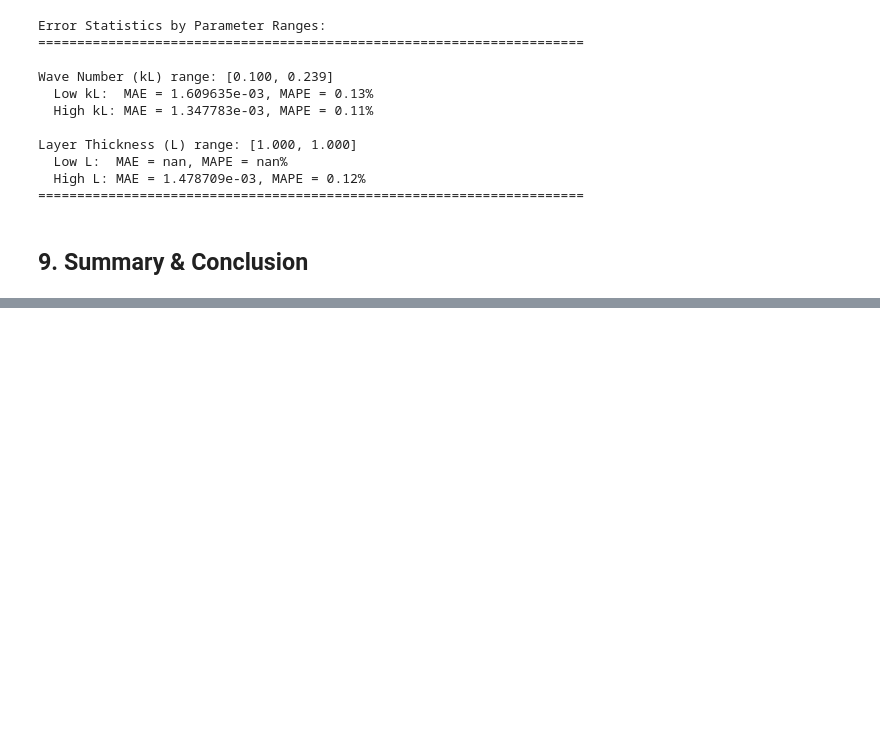
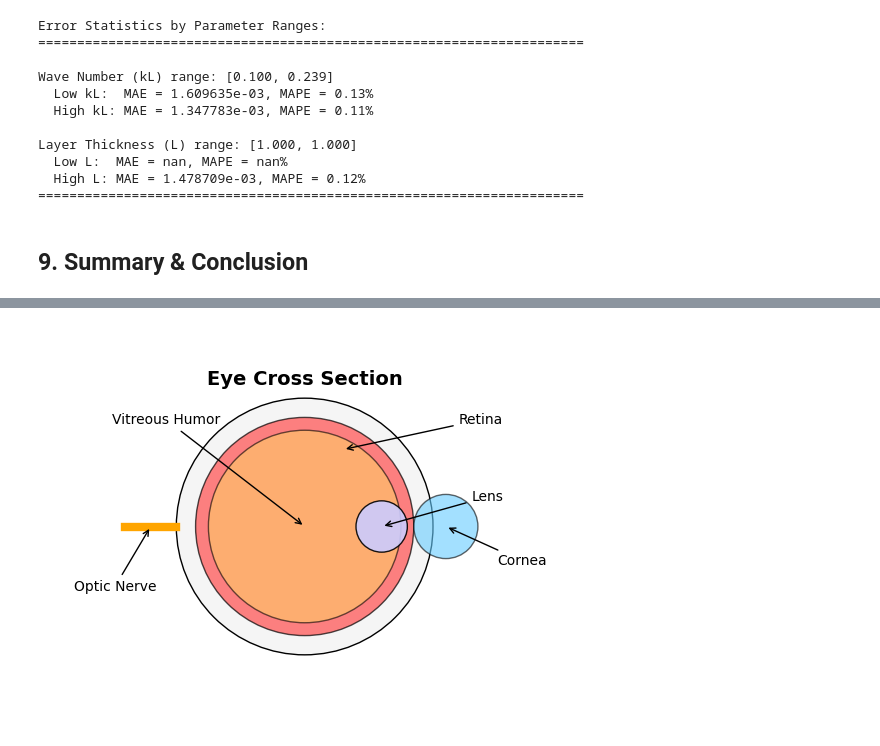
Before and after one commit to soniya-chaudhary-jha/sh-wave-ml-surrogate, a Jupyter notebook: classical_ml/notebooks/04_comprehensive_evaluation.ipynb, the cells around one changed output, grey strips where cells are left out. Cells and saved outputs as stored; diff of their text form; code cells hidden in the pictures; blank space fills up the shorter version.

```diff
--- a/notebooks/04_comprehensive_evaluation.ipynb
+++ b/classical_ml/notebooks/04_comprehensive_evaluation.ipynb
@@ -453,0 +415,56 @@ print("\n" + "="*70)
+# %%
+import matplotlib.pyplot as plt
+import numpy as np
+
+fig, ax = plt.subplots(figsize=(10,5))
+
+# Function to draw circle
+def draw_circle(center, radius, color, alpha=1):
+    circle = plt.Circle(center, radius, color=color, alpha=alpha, ec='black')
+    ax.add_patch(circle)
+
+# Outer eye (sclera)
+draw_circle((0,0), 1.0, '#f5f5f5')
+
+# Retina
+draw_circle((0,0), 0.85, '#ff4d4d', 0.7)
+
+# Vitreous humor
+draw_circle((0,0), 0.75, '#ffcc66', 0.6)
+
+# Lens
+draw_circle((0.6,0), 0.2, '#ccccff', 0.9)
+
+# Cornea
+draw_circle((1.1,0), 0.25, '#66ccff', 0.6)
+
+# Optic nerve
+ax.plot([-1.0, -1.4], [0, 0], color='orange', linewidth=6)
+
+# Labels
+ax.text(0, 1.1, 'Eye Cross Section', ha='center', fontsize=14, weight='bold')
+
+ax.annotate('Retina', xy=(0.3,0.6), xytext=(1.2,0.8),
+            arrowprops=dict(arrowstyle='->'))
+
+ax.annotate('Vitreous Humor', xy=(0,0), xytext=(-1.5,0.8),
+            arrowprops=dict(arrowstyle='->'))
+
+ax.annotate('Lens', xy=(0.6,0), xytext=(1.3,0.2),
+            arrowprops=dict(arrowstyle='->'))
+
+ax.annotate('Cornea', xy=(1.1,0), xytext=(1.5,-0.3),
+            arrowprops=dict(arrowstyle='->'))
+
+ax.annotate('Optic Nerve', xy=(-1.2,0), xytext=(-1.8,-0.5),
+            arrowprops=dict(arrowstyle='->'))
+
+# Axis settings
+ax.set_xlim(-2, 2)
+ax.set_ylim(-1.5, 1.5)
+ax.set_aspect('equal')
+ax.axis('off')
+
+plt.show()
+# %% [output]
+[figure, added]
```
Also changed, not shown: parts of 6 cells of this notebook, 37 other files.
